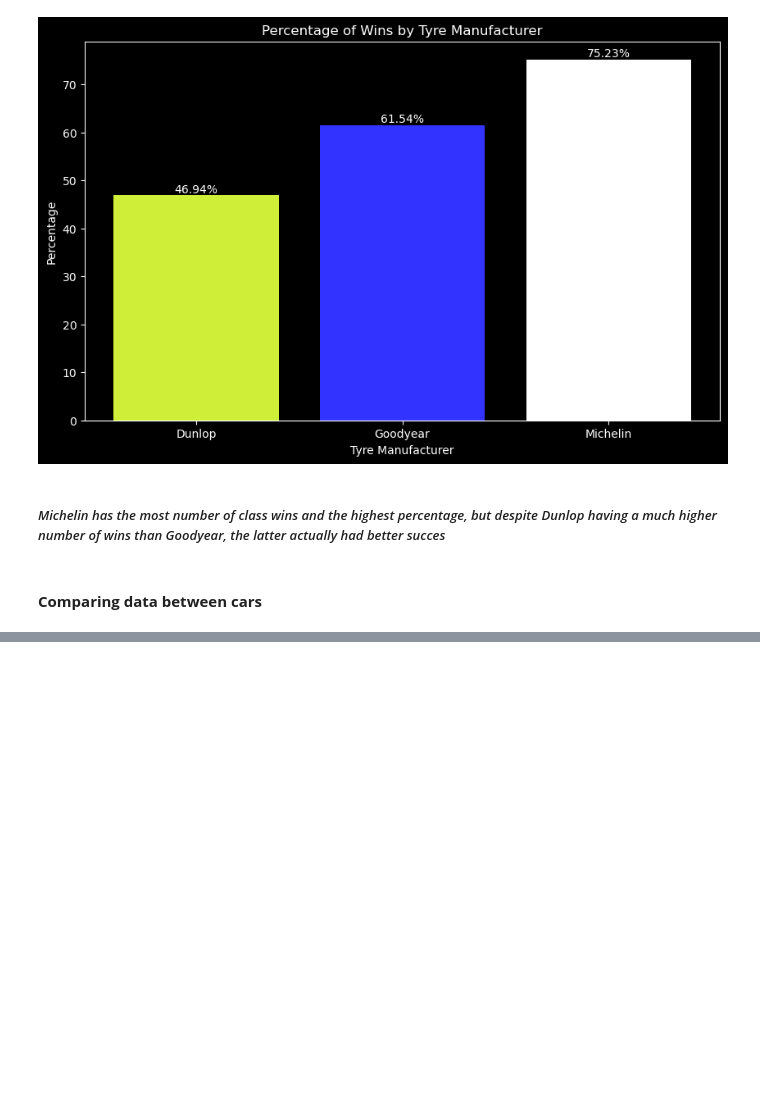
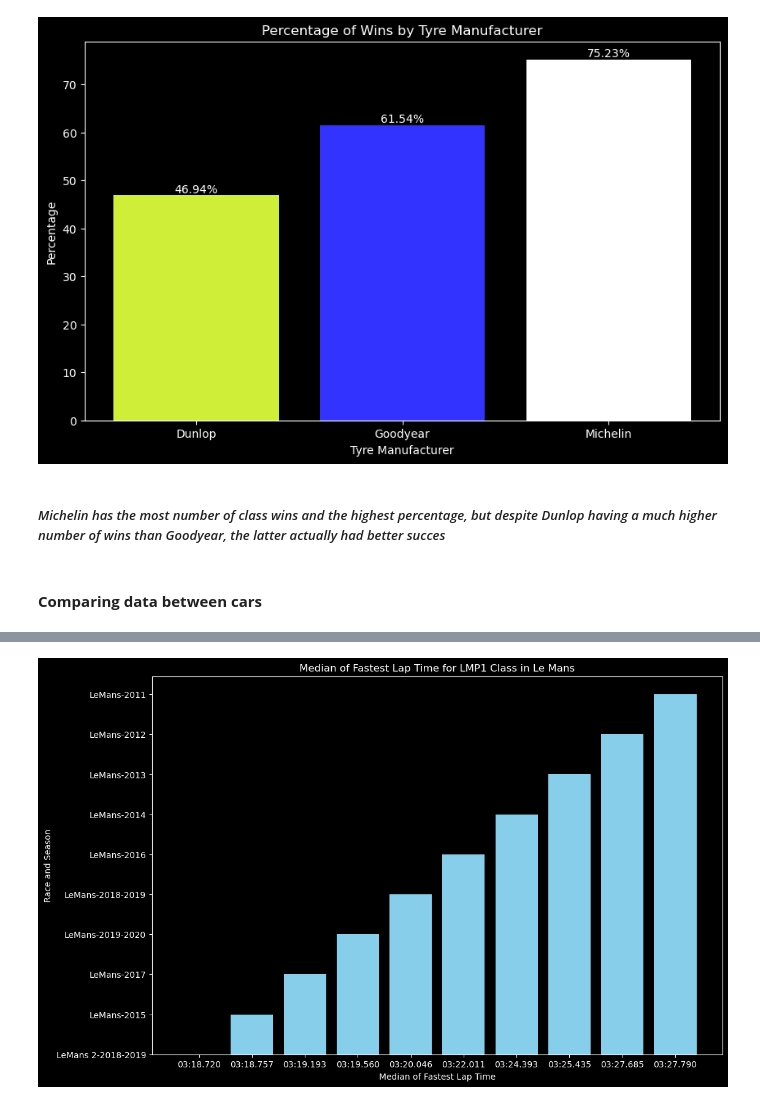
Before and after one commit to FelipeLRoll/wec-analysis, a Jupyter notebook: Notebooks/wec_analysis.ipynb, the cells around one changed output, grey strips where cells are left out. Drawn from its saved outputs; the diff is of its cells as text; code cells hidden in the pictures; blank space fills up the shorter version.

```diff
--- a/Notebooks/wec_analysis.ipynb
+++ b/Notebooks/wec_analysis.ipynb
@@ -358,0 +433,19 @@ plt.show()
+# %%
+# Filter the data for status = 'Classified' and class = 'LMP1' and LeMans race
+filtered_data_lmp1 = wec_analysis[((wec_analysis['status'] == 'Classified') & (wec_analysis['class'] == 'LMP1') & (wec_analysis['race'].str.startswith('LeMans')))]
+
+# Calculate the median fl_time for each season_race in minutes and seconds
+median_fl_time_lmp1 = filtered_data_lmp1.groupby(['season_race'])['fl_time_seconds'].median().apply(lambda x: f"{int(x//60):02d}:{x%60:06.3f}")
+
+# Order the median fl_time values
+median_fl_time_lmp1 = median_fl_time_lmp1.sort_values()
+
+# Create a bar graph for the lowest fl_time for LMP1 class with bars in x-axis ordered by fl_time
+plt.figure(figsize=(12, 8))
+plt.bar(median_fl_time_lmp1, median_fl_time_lmp1.index, color='skyblue')
+plt.xlabel('Median of Fastest Lap Time')
+plt.ylabel('Race and Season')
+plt.title('Median of Fastest Lap Time for LMP1 Class in Le Mans')
+plt.show()
+# %% [output]
+[figure, added]
```
Also changed, not shown: parts of 35 cells of this notebook, 5 other files.
